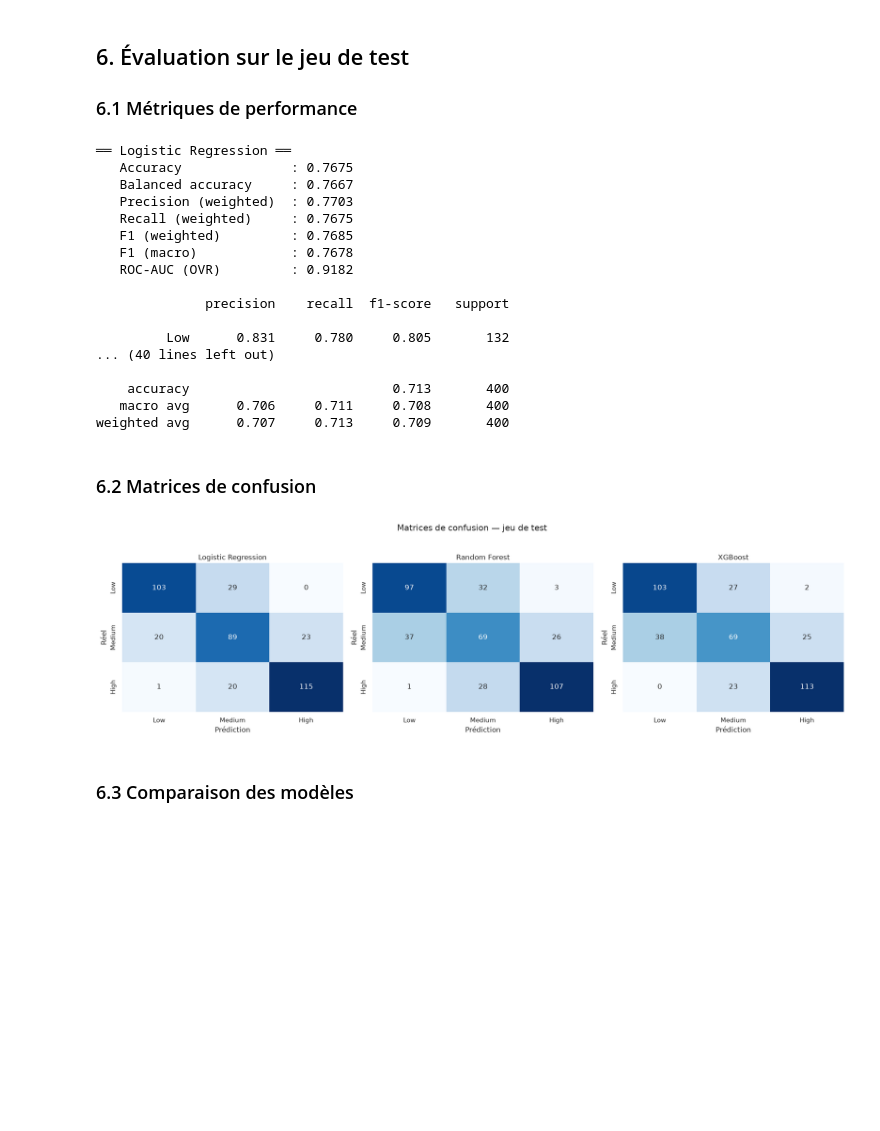
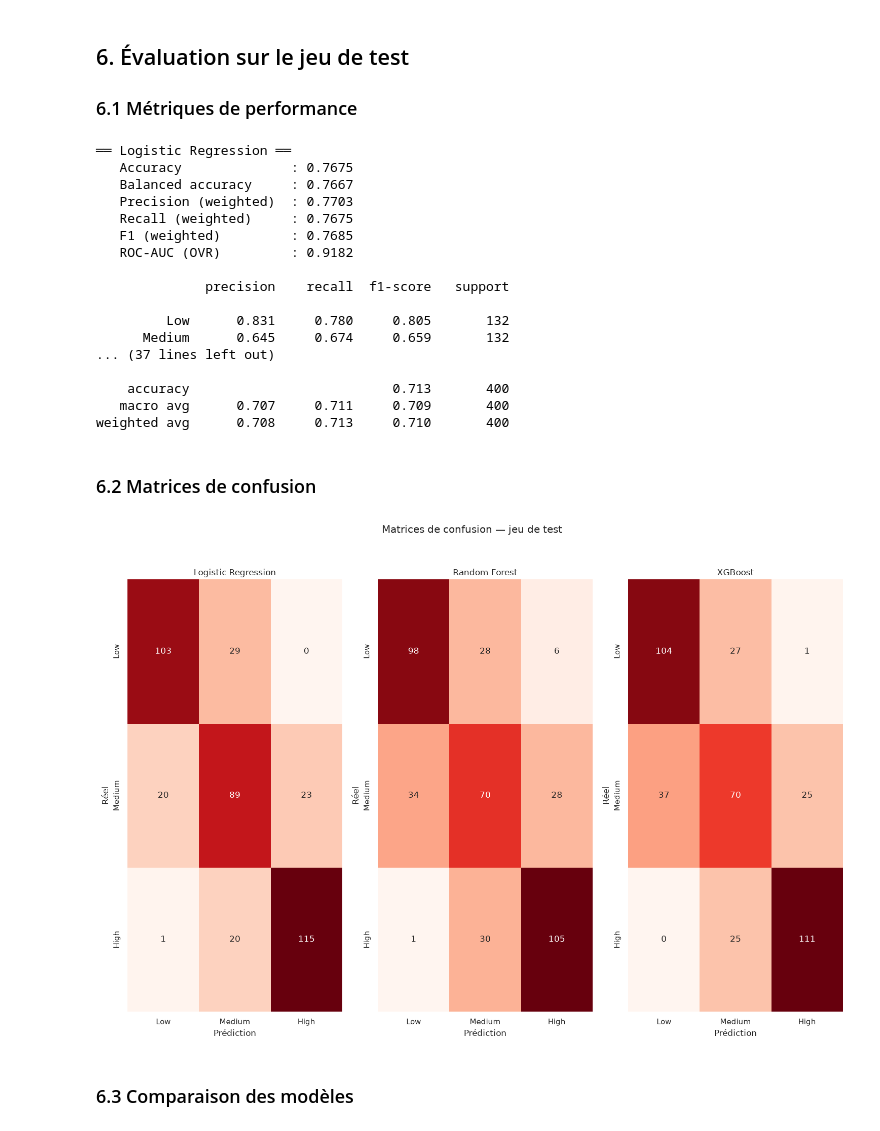
Before and after one commit to reda-guemry/risque-de-sant-mentale, a Jupyter notebook: notebooks/piplines_models.ipynb, the cells around one changed output. Cells and saved outputs as stored; diff of their text form; code cells hidden in the pictures; blank space fills up the shorter version.

```diff
--- a/notebooks/piplines_models.ipynb
+++ b/notebooks/piplines_models.ipynb
@@ -217,18 +217,19 @@ models = {
 # Grilles d'hyperparamètres à explorer pour chaque modèle
 param_grids = {
     "Logistic Regression": {
-        "classifier__C": [0.01, 0.1, 1, 10],          # inverse de la régularisation
+        "classifier__C": [0.01, 0.1, 1, 10, 100],
     },
     "Random Forest": {
-        "classifier__n_estimators": [200, 400],
-        "classifier__max_depth": [None, 10, 20],
-        "classifier__min_samples_split": [2, 5],
+        "classifier__n_estimators": [200, 400, 600, 800, 1000],
+        "classifier__max_depth": [None, 10, 20, 30, 40],
+        "classifier__min_samples_split": [2, 5, 10, 20],
+        "classifier__min_samples_leaf": [1, 2, 5, 10],
     },
     "XGBoost": {
-        "classifier__n_estimators": [200, 400],
-        "classifier__max_depth": [3, 5],
-        "classifier__learning_rate": [0.05, 0.1],
-        "classifier__subsample": [0.8, 1.0],
+        "classifier__n_estimators": [200, 400, 600,800 , 1000],
+        "classifier__max_depth": [3, 5, 7, 10],
+        "classifier__learning_rate": [0.05, 0.1, 0.2, 0.3],
+        "classifier__subsample": [0.7, 0.8, 0.9, 1.0],
     },
 }
 
@@ -244,12 +245,13 @@ cv = StratifiedKFold(n_splits=5, shuffle=True, random_state=RANDOM_STATE)
 
 searches = {}
 for name, pipeline in models.items():
-    print(f"GridSearchCV — {name} ...")
+    print(f"RandomizedSearchCV — {name} ...")
     t0 = time.perf_counter()
 
-    search = GridSearchCV(
+    search = RandomizedSearchCV(
         estimator=pipeline,
-        param_grid=param_grids[name],
+        param_distributions=param_grids[name],
+        n_iter=30,
         scoring="f1_weighted",
         cv=cv,
         n_jobs=-1,
@@ -259,6 +261,6 @@ for name, pipeline in models.items():
 
     elapsed = time.perf_counter() - t0
     searches[name] = search
-    print(f"   ✔ terminé en {elapsed:.1f}s | meilleur F1 (CV) = {search.best_score_:.4f}")
+    print(f"   ✔ terminé en {elapsed:.1f}s | meilleur F1 (CV) = {search.best_score_}")
     print(f"   meilleurs paramètres : {search.best_params_}")
 # %% [output]
@@ -288,7 +290,6 @@ def evaluate(search, X_test, y_test):
         "Precision (weighted)": precision_score(y_test, y_pred, average="weighted", zero_division=0),
         "Recall (weighted)": recall_score(y_test, y_pred, average="weighted", zero_division=0),
         "F1 (weighted)": f1_score(y_test, y_pred, average="weighted"),
-        "F1 (macro)": f1_score(y_test, y_pred, average="macro"),
         "ROC-AUC (OVR)": roc_auc_score(y_test, y_proba, multi_class="ovr", average="weighted"),
     }
     return metrics, y_pred, y_proba
@@ -311,35 +312,35 @@ for name, search in searches.items():
    Precision (weighted)  : 0.7703
    Recall (weighted)     : 0.7675
    F1 (weighted)         : 0.7685
-   F1 (macro)            : 0.7678
    ROC-AUC (OVR)         : 0.9182
 
               precision    recall  f1-score   support
 
          Low      0.831     0.780     0.805       132
-... (40 lines left out)
+      Medium      0.645     0.674     0.659       132
+... (37 lines left out)
 
     accuracy                          0.713       400
-   macro avg      0.706     0.711     0.708       400
-weighted avg      0.707     0.713     0.709       400
+   macro avg      0.707     0.711     0.709       400
+weighted avg      0.708     0.713     0.710       400
 # %% [markdown]
 ### 6.2 Matrices de confusion
 # %%
-fig, axes = plt.subplots(1, 3, figsize=(18, 5))
+fig, axes = plt.subplots(1, 3, figsize=(15, 10))
 for ax, (name, res) in zip(axes, results.items()):
     cm = confusion_matrix(y_test, res["y_pred"], labels=[0, 1, 2])
     sns.heatmap(
-        cm, annot=True, fmt="d", cmap="Blues", cbar=False,
+        cm, annot=True, fmt="d", cmap="Reds", cbar=False,
         xticklabels=TARGET_NAMES, yticklabels=TARGET_NAMES, ax=ax,
     )
     ax.set_title(name)
     ax.set_xlabel("Prédiction")
     ax.set_ylabel("Réel")
 plt.suptitle("Matrices de confusion — jeu de test", y=1.03)
 plt.tight_layout()
 plt.show()
 # %% [output]
-[figure, old version]
+[figure, new version]
 # %% [markdown]
 ### 6.3 Comparaison des modèles
 # %%
```
Also changed, not shown: parts of 7 cells of this notebook, 17 other files.
